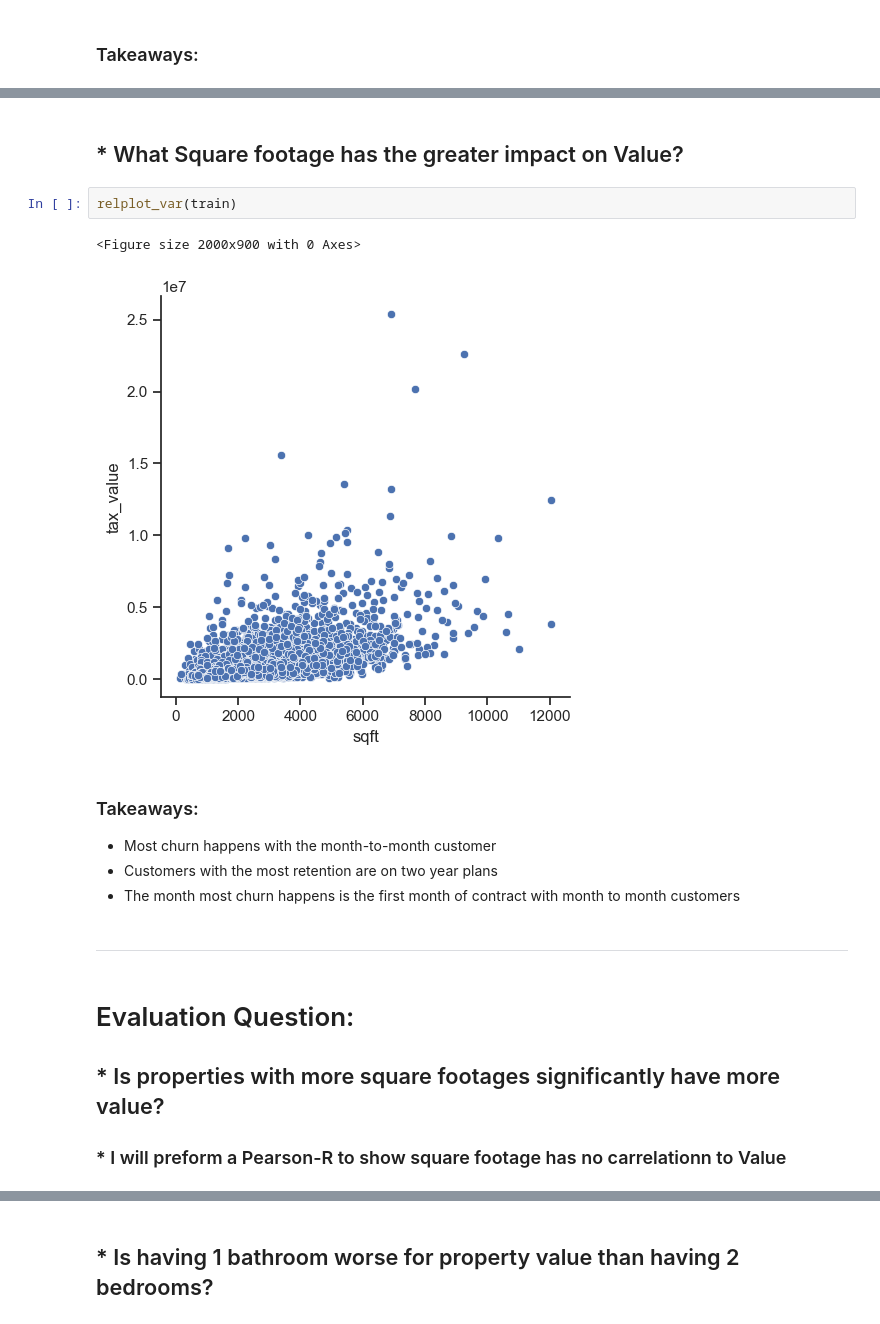
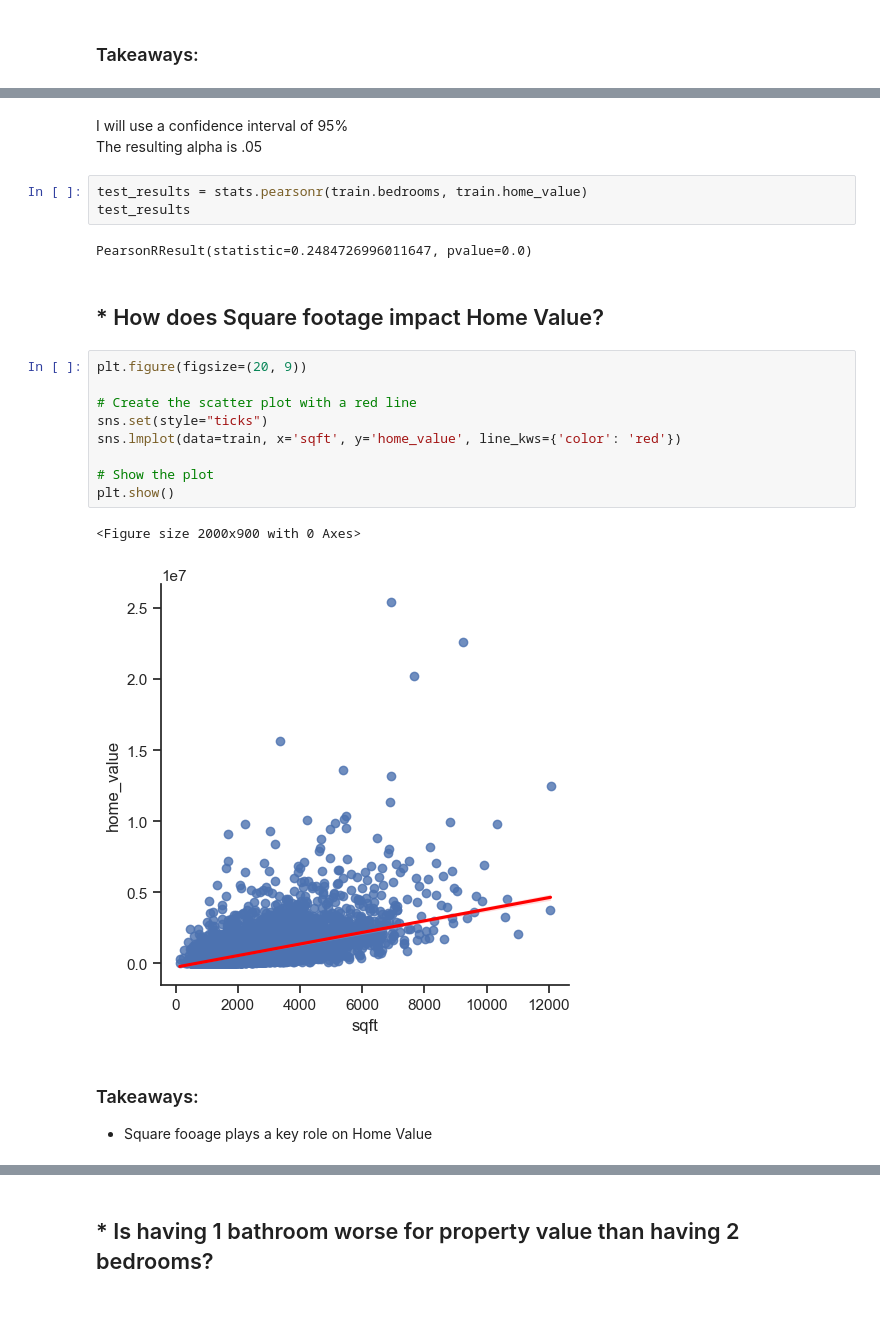
Before and after one commit to mannievilla/predicting-property-values, a Jupyter notebook: Final_Report.ipynb, the cells around one changed output, grey strips where cells are left out. Saved outputs shown, nothing was run; the diff lists cells and outputs as text.

```diff
--- a/Final_Report.ipynb
+++ b/Final_Report.ipynb
@@ -112,19 +107,25 @@ display(x_list, y_list)
+# %% [markdown]
+I will use a confidence interval of 95%\
+The resulting alpha is .05
+# %%
+test_results = stats.pearsonr(train.bedrooms, train.home_value)
+test_results
+# %% [output]
+PearsonRResult(statistic=0.2484726996011647, pvalue=0.0)
 # %% [markdown]
-## * What Square footage has the greater impact on Value?
+## * How does Square footage impact Home Value?
 # %%
-relplot_var(train)
+plt.figure(figsize=(20, 9))
+
+# Create the scatter plot with a red line
+sns.set(style="ticks")
+sns.lmplot(data=train, x='sqft', y='home_value', line_kws={'color': 'red'})
+
+# Show the plot
+plt.show()
 # %% [output]
 <Figure size 2000x900 with 0 Axes>
-[figure, old version]
+[figure, new version]
 # %% [markdown]
 ### Takeaways:
-* Most churn happens with the month-to-month customer
-* Customers with the most retention are on two year plans
-* The month most churn happens is the first month of contract with month to month customers
+* Square fooage plays a key role on Home Value
-# %% [markdown]
----
-# %% [markdown]
-# Evaluation Question:
-
-## * Is properties with more square footages significantly have more value?
-### * I will preform a Pearson-R to show square footage has no carrelationn to Value
```
Also changed, not shown: parts of 71 cells of this notebook, 3 other files.
